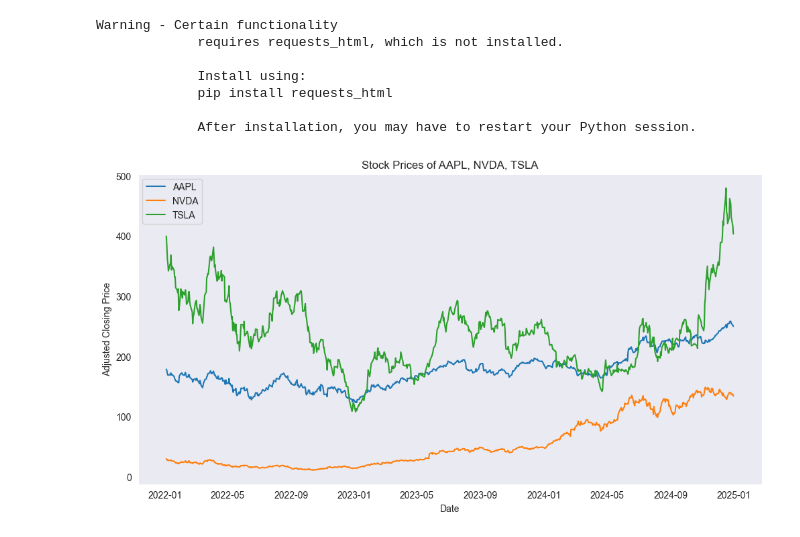
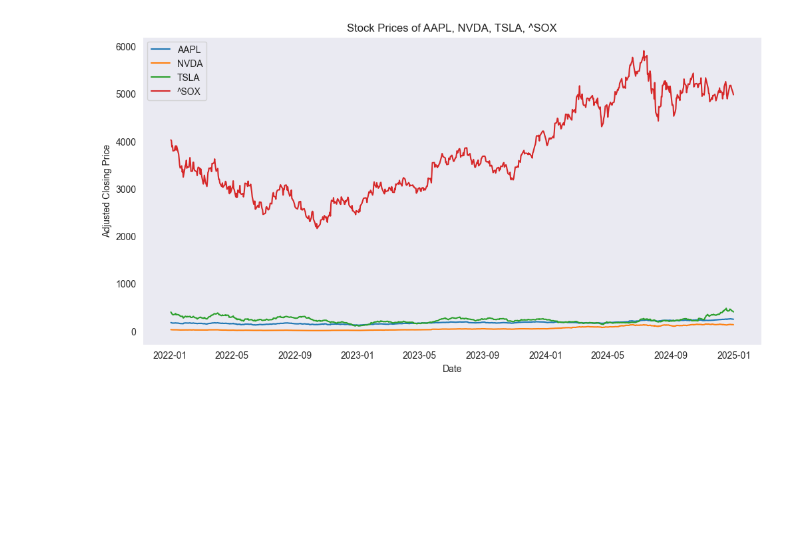
Before and after one commit to Ihan0316/python_my, a Jupyter notebook: ch7_데이터 분석_matplotlib/finance.ipynb, the cells around one changed output. Saved outputs shown, nothing was run; the diff lists cells and outputs as text; code cells hidden in the pictures; blank space fills up the shorter version.

```diff
--- a/ch7_데이터 분석_matplotlib/finance.ipynb
+++ b/ch7_데이터 분석_matplotlib/finance.ipynb
@@ -1,37 +1,30 @@
 # %%
 from yahoo_fin import stock_info as si
 import matplotlib.pyplot as plt
 import pandas as pd
 
 # 불러올 주식 목록
-tickers = ['AAPL', 'NVDA', 'TSLA']
+tickers = ['AAPL', 'NVDA', 'TSLA', '^SOX']
 
 # 주가 데이터 가져오기
 start_date = '2022-01-01'
 end_date = '2025-01-01'
 data = pd.DataFrame()
 
 for ticker in tickers:
     stock_data = si.get_data(ticker, start_date=start_date, end_date=end_date)
     data[ticker] = stock_data['adjclose']
 
 # 그래프 그리기
 plt.figure(figsize=(12, 6))
 for ticker in tickers:
     plt.plot(data.index, data[ticker], label=ticker)
 
-plt.title('Stock Prices of AAPL, NVDA, TSLA')
+plt.title('Stock Prices of AAPL, NVDA, TSLA, ^SOX')
 plt.xlabel('Date')
 plt.ylabel('Adjusted Closing Price')
 plt.legend()
 plt.grid()
 plt.show()
 # %% [output]
-Warning - Certain functionality
-             requires requests_html, which is not installed.
-
-             Install using:
-             pip install requests_html
-
-             After installation, you may have to restart your Python session.
-[figure, old version]
+[figure, new version]
```
Also changed, not shown: 1 other file.
